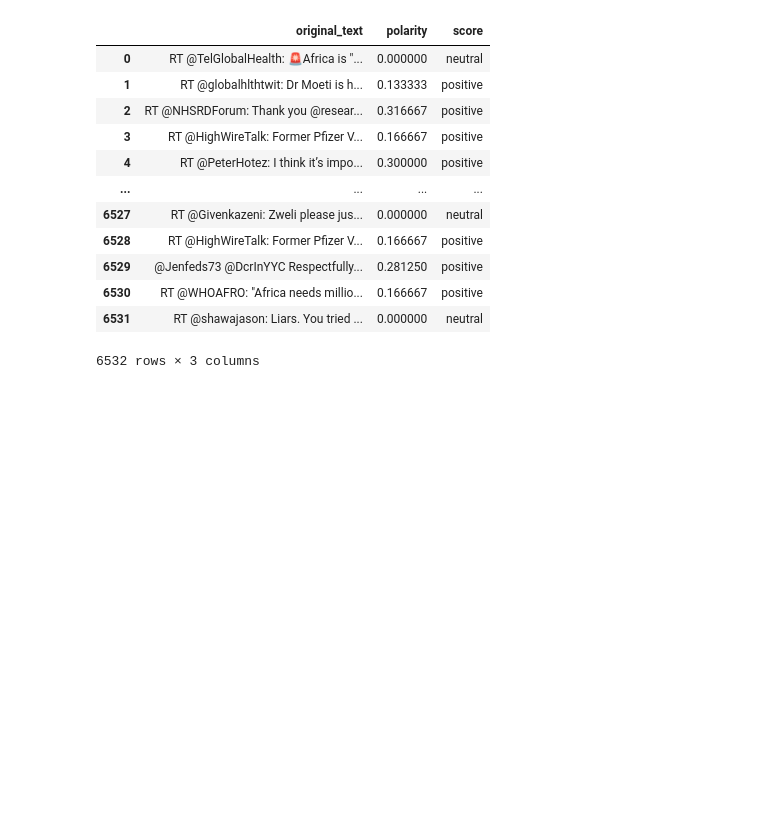
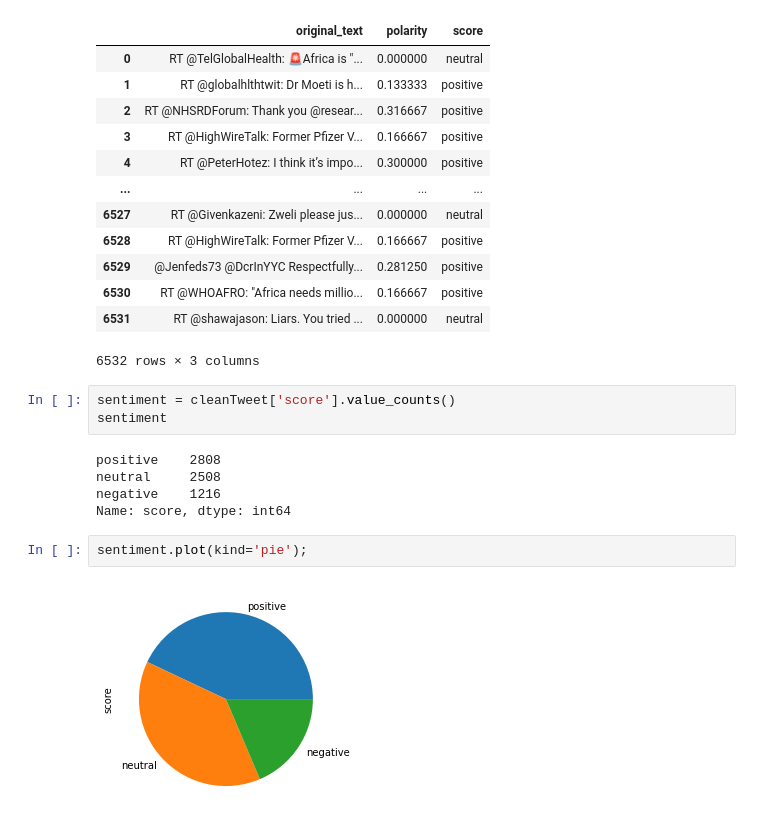
Before and after one commit to zelalemgetahun9374/Twitter-Data-Analysis, a Jupyter notebook: Challenge_ Day2.ipynb, the cells around one changed output. Saved outputs shown, nothing was run; the diff lists cells and outputs as text; blank space fills up the shorter version.

Commit message:
visualized sentiment score in pie chart

```diff
--- a/Challenge_ Day2.ipynb
+++ b/Challenge_ Day2.ipynb
@@ -252,3 +252,15 @@ cleanTweet
 | 6530 | RT @WHOAFRO: "Africa needs millio... | 0.166667 | positive |
 | 6531 | RT @shawajason: Liars. You tried ... | 0.000000 | neutral |
 6532 rows × 3 columns
+# %%
+sentiment = cleanTweet['score'].value_counts()
+sentiment
+# %% [output]
+positive    2808
+neutral     2508
+negative    1216
+Name: score, dtype: int64
+# %%
+sentiment.plot(kind='pie');
+# %% [output]
+[figure, added]
```
